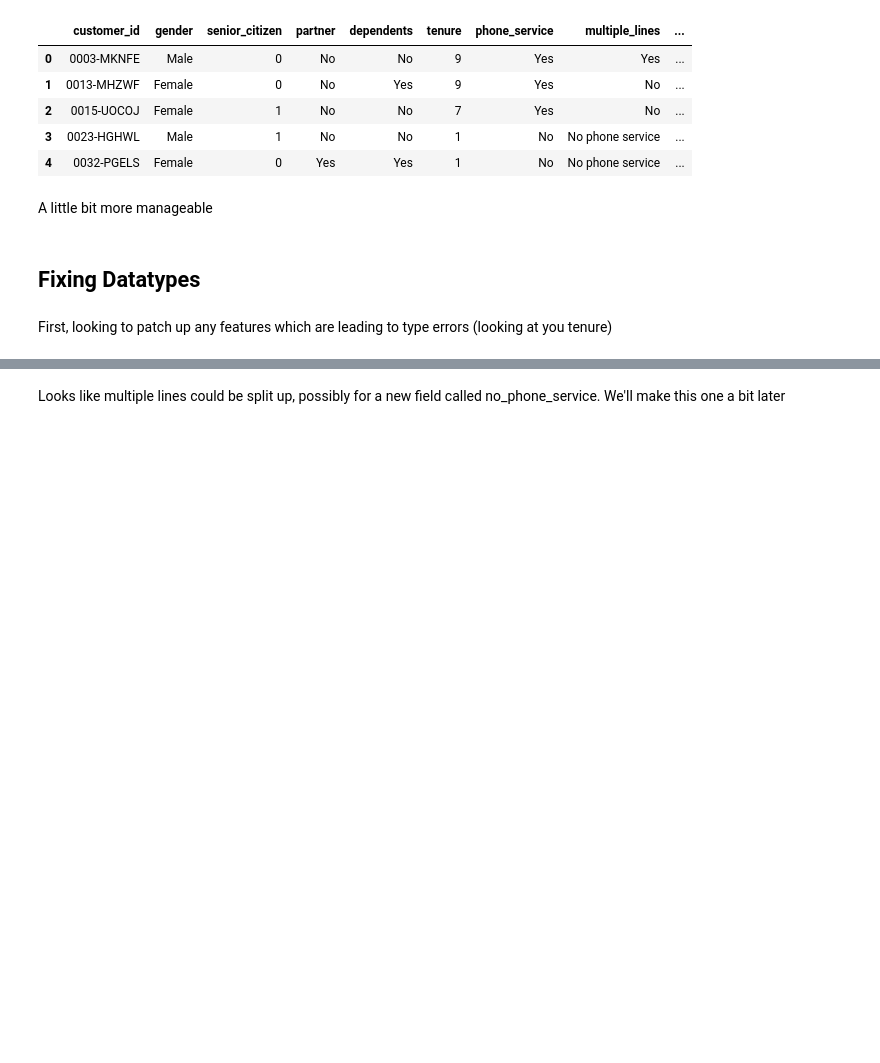
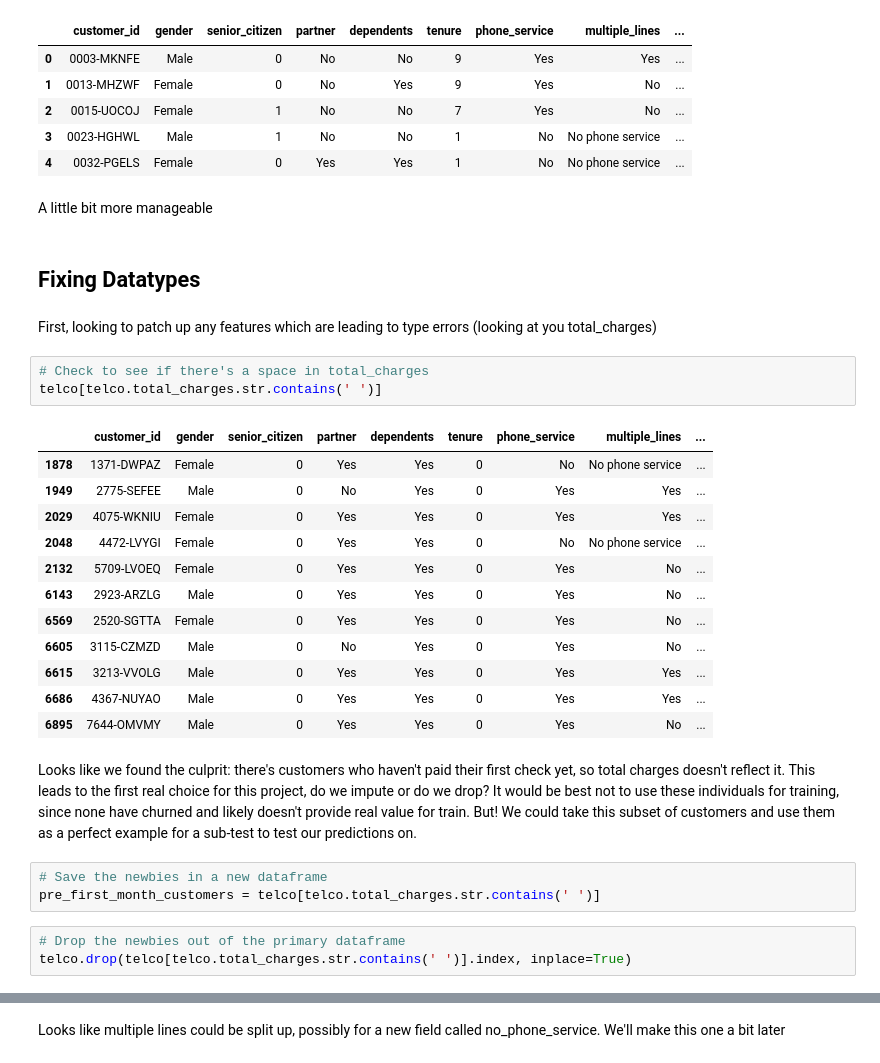
Before and after one commit to Churning-Up-the-Heat/classification-project, a Jupyter notebook: shay_main.ipynb, the cells around one changed output, grey strips where cells are left out. Saved outputs shown, nothing was run; the diff lists cells and outputs as text; blank space fills up the shorter version.

```diff
--- a/shay_main.ipynb
+++ b/shay_main.ipynb
@@ -94,7 +94,34 @@ A little bit more manageable
 # %% [markdown]
 ## Fixing Datatypes
 # %% [markdown]
-First, looking to patch up any features which are leading to type errors (looking at you tenure)
+First, looking to patch up any features which are leading to type errors (looking at you total_charges)
+# %%
+# Check to see if there's a space in total_charges
+telco[telco.total_charges.str.contains(' ')]
+# %% [output]
+|  | customer_id | gender | senior_citizen | partner | dependents | tenure | phone_service | multiple_lines | ... |
+| 1878 | 1371-DWPAZ | Female | 0 | Yes | Yes | 0 | No | No phone service | ... |
+| 1949 | 2775-SEFEE | Male | 0 | No | Yes | 0 | Yes | Yes | ... |
+| 2029 | 4075-WKNIU | Female | 0 | Yes | Yes | 0 | Yes | Yes | ... |
+| 2048 | 4472-LVYGI | Female | 0 | Yes | Yes | 0 | No | No phone service | ... |
+| 2132 | 5709-LVOEQ | Female | 0 | Yes | Yes | 0 | Yes | No | ... |
+| 6143 | 2923-ARZLG | Male | 0 | Yes | Yes | 0 | Yes | No | ... |
+| 6569 | 2520-SGTTA | Female | 0 | Yes | Yes | 0 | Yes | No | ... |
+| 6605 | 3115-CZMZD | Male | 0 | No | Yes | 0 | Yes | No | ... |
+| 6615 | 3213-VVOLG | Male | 0 | Yes | Yes | 0 | Yes | Yes | ... |
+| 6686 | 4367-NUYAO | Male | 0 | Yes | Yes | 0 | Yes | Yes | ... |
+| 6895 | 7644-OMVMY | Male | 0 | Yes | Yes | 0 | Yes | No | ... |
+# %% [markdown]
+Looks like we found the culprit: there's customers who haven't paid their first check yet, so total charges doesn't reflect it.
+This leads to the first real choice for this project, do we impute or do we drop?
+It would be best not to use these individuals for training, since none have churned and likely doesn't provide real value for train. But!
+We could take this subset of customers and use them as a perfect example for a sub-test to test our predictions on.
+# %%
+# Save the newbies in a new dataframe
+pre_first_month_customers = telco[telco.total_charges.str.contains(' ')]
+# %%
+# Drop the newbies out of the primary dataframe
+telco.drop(telco[telco.total_charges.str.contains(' ')].index, inplace=True)
 # %%
 telco.multiple_lines.value_counts()
 # %% [output]
```
Also changed, not shown: parts of 10 cells of this notebook.
